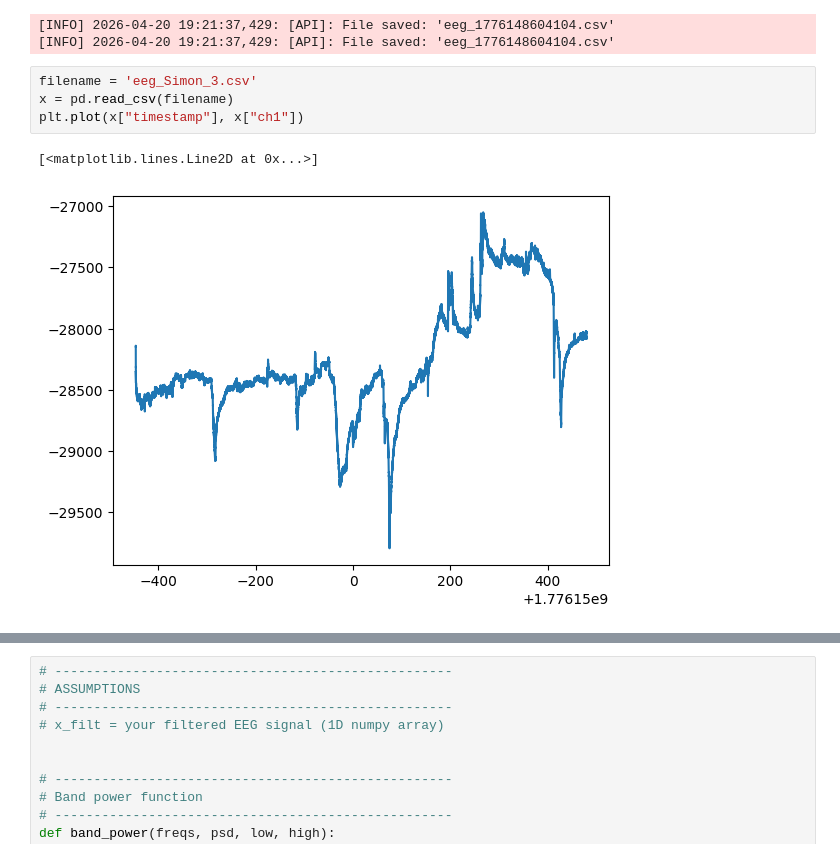
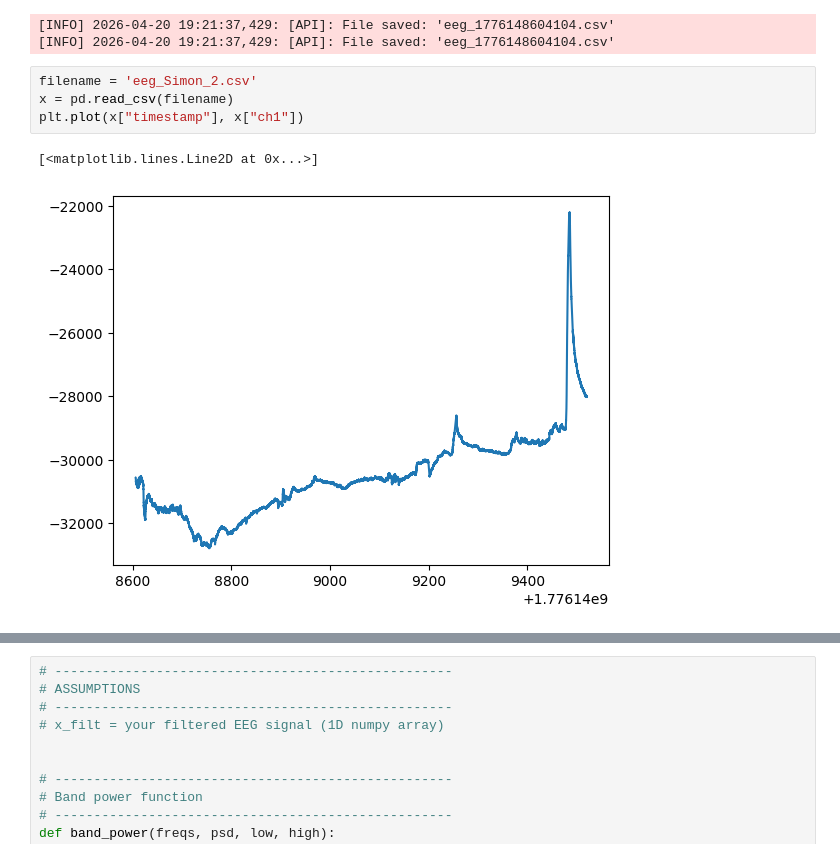
Before and after one commit to Ilaj12Luechinger/neuroscience_brain_interface, a Jupyter notebook: Michi/eeg_processing.ipynb, the cells around one changed output, grey strips where cells are left out. Drawn from its saved outputs; the diff is of its cells as text.

```diff
--- a/Michi/eeg_processing.ipynb
+++ b/Michi/eeg_processing.ipynb
@@ -84,12 +85,12 @@ if __name__ == "__main__":
 [INFO] 2026-04-20 19:21:37,429: [API]: File saved: 'eeg_1776148604104.csv'
 [INFO] 2026-04-20 19:21:37,429: [API]: File saved: 'eeg_1776148604104.csv'
 # %%
-filename = 'eeg_Simon_3.csv'
+filename = 'eeg_Simon_2.csv'
 x = pd.read_csv(filename)
 plt.plot(x["timestamp"], x["ch1"])
 # %% [output]
 [<matplotlib.lines.Line2D at 0x...>]
-[figure, old version]
+[figure, new version]
 # %%
 # fs = sampling rate (e.g. 250)
 fs = 250
```
Also changed, not shown: parts of 6 cells of this notebook.
